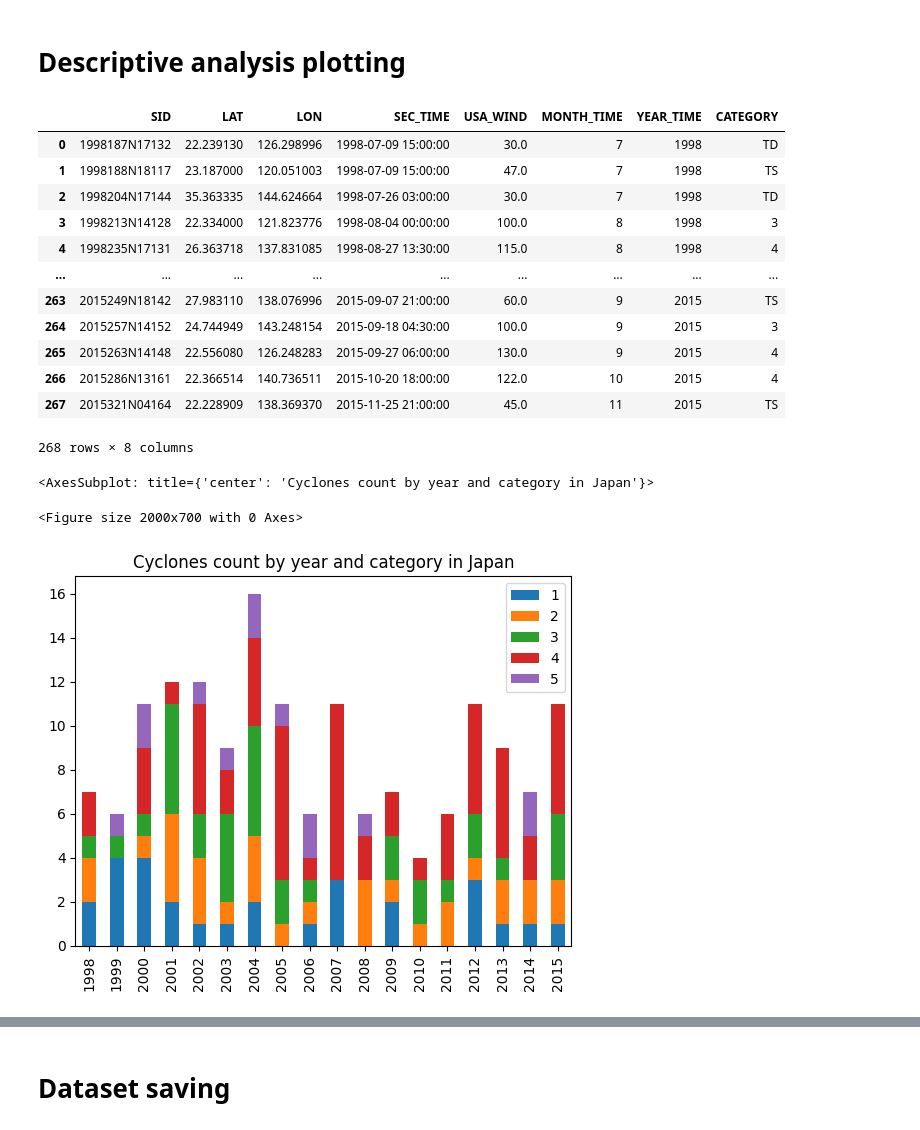
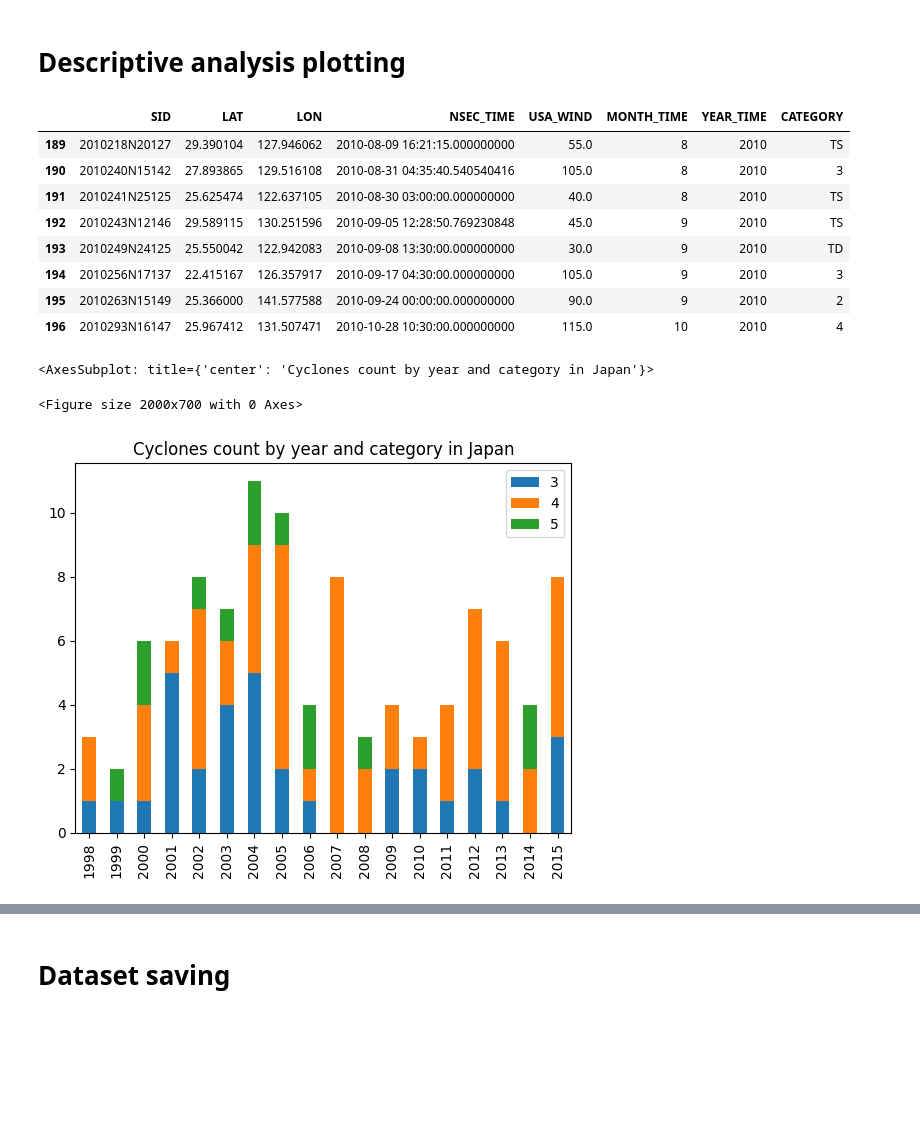
Before and after one commit to GGomez99/ds2-2023-Project2, a Jupyter notebook: project/arens-gomez-humeau-khieu/ibtracs-analysis.ipynb, the cells around one changed output, grey strips where cells are left out. Cells and saved outputs as stored; diff of their text form; code cells hidden in the pictures; blank space fills up the shorter version.

Commit message:
Add direct file loading

```diff
--- a/project/arens-gomez-humeau-khieu/ibtracs-analysis.ipynb
+++ b/project/arens-gomez-humeau-khieu/ibtracs-analysis.ipynb
@@ -131,7 +133,18 @@ dataSpace.head()
+# %%
+#data loading from zone files
+cyclonesMapData: pd.DataFrame
+if (zoneAnalysis == "Japan"):
+    cyclonesMapData = pd.read_csv("data/ibtracs-japan-1998-2015.csv")
+else:
+    cyclonesMapData = pd.read_csv("data/ibtracs-gulf of mexico-1998-2015.csv")
+
+#time conversion
+data.SEASON = data.SEASON.astype("int32")
+cyclonesMapData.ISO_TIME = pd.to_datetime(cyclonesMapData.ISO_TIME)
+cyclonesMapData["NSEC_TIME"] = cyclonesMapData.NSEC_TIME.astype("int64")
 # %% [markdown]
 ## Unique cyclones extraction
 # %%
-cyclonesMapData = dataSpace[["LAT", "LON", "SID", "USA_WIND", "NSEC_TIME"]].groupby(["SID"], as_index=False).agg(LAT = ("LAT", "mean"), LON = ("LON", 'mean'), SEC_TIME = ("NSEC_TIME", 'mean'), USA_WIND = ("USA_WIND", 'max'))
-
-cyclonesMapData["SEC_TIME"] = pd.to_datetime(cyclonesMapData["SEC_TIME"], unit='ns')
-cyclonesMapData[cyclonesMapData["USA_WIND"] > 125].count()
+#data extraction from previous preprocessing
+#cyclonesMapData = dataSpace[["LAT", "LON", "SID", "USA_WIND", "NSEC_TIME"]].groupby(["SID"], as_index=False).agg(LAT = ("LAT", "mean"), LON = ("LON", 'mean'), NSEC_TIME = ("NSEC_TIME", 'mean'), USA_WIND = ("USA_WIND", 'max'))
+#cyclonesMapData["NSEC_TIME"] = pd.to_datetime(cyclonesMapData["NSEC_TIME"], unit='ns')
@@ -144,0 +151,3 @@ dtype: int64
+# %%
+cyclonesMapData = cyclonesMapData.groupby(["SID"], as_index=False).agg(LAT = ("LAT", "mean"), LON = ("LON", 'mean'), NSEC_TIME = ("NSEC_TIME", 'mean'), USA_WIND = ("USA_WIND", 'max'))
+cyclonesMapData["NSEC_TIME"] = pd.to_datetime(cyclonesMapData["NSEC_TIME"], unit='ns')
@@ -152,35 +177,31 @@ plot_im(cyclonesMapData.LON, cyclonesMapData.LAT, cyclonesMapData.USA_WIND, 20,
 # Descriptive analysis plotting
 # %%
 # Adding more columns about time and cyclone category (from average wind speed)
-cyclonesMapData["MONTH_TIME"] = cyclonesMapData["SEC_TIME"].dt.month
-cyclonesMapData["YEAR_TIME"] = cyclonesMapData["SEC_TIME"].dt.year
+cyclonesMapData["MONTH_TIME"] = cyclonesMapData["NSEC_TIME"].dt.month
+cyclonesMapData["YEAR_TIME"] = cyclonesMapData["NSEC_TIME"].dt.year
 cyclonesMapData["CATEGORY"] = pd.cut(cyclonesMapData['USA_WIND'], bins=windSpeedBins, labels=categoryLabels)
-cyclonesMapData
+cyclonesMapData[cyclonesMapData["YEAR_TIME"] == 2010]
 # %% [output]
-|  | SID | LAT | LON | SEC_TIME | USA_WIND | MONTH_TIME | YEAR_TIME | CATEGORY |
-| 0 | 1998187N17132 | 22.239130 | 126.298996 | 1998-07-09 15:00:00 | 30.0 | 7 | 1998 | TD |
-| 1 | 1998188N18117 | 23.187000 | 120.051003 | 1998-07-09 15:00:00 | 47.0 | 7 | 1998 | TS |
-| 2 | 1998204N17144 | 35.363335 | 144.624664 | 1998-07-26 03:00:00 | 30.0 | 7 | 1998 | TD |
-| 3 | 1998213N14128 | 22.334000 | 121.823776 | 1998-08-04 00:00:00 | 100.0 | 8 | 1998 | 3 |
-| 4 | 1998235N17131 | 26.363718 | 137.831085 | 1998-08-27 13:30:00 | 115.0 | 8 | 1998 | 4 |
-| ... | ... | ... | ... | ... | ... | ... | ... | ... |
-| 263 | 2015249N18142 | 27.983110 | 138.076996 | 2015-09-07 21:00:00 | 60.0 | 9 | 2015 | TS |
-| 264 | 2015257N14152 | 24.744949 | 143.248154 | 2015-09-18 04:30:00 | 100.0 | 9 | 2015 | 3 |
-| 265 | 2015263N14148 | 22.556080 | 126.248283 | 2015-09-27 06:00:00 | 130.0 | 9 | 2015 | 4 |
-| 266 | 2015286N13161 | 22.366514 | 140.736511 | 2015-10-20 18:00:00 | 122.0 | 10 | 2015 | 4 |
-| 267 | 2015321N04164 | 22.228909 | 138.369370 | 2015-11-25 21:00:00 | 45.0 | 11 | 2015 | TS |
+|  | SID | LAT | LON | NSEC_TIME | USA_WIND | MONTH_TIME | YEAR_TIME | CATEGORY |
+| 189 | 2010218N20127 | 29.390104 | 127.946062 | 2010-08-09 16:21:15.000000000 | 55.0 | 8 | 2010 | TS |
+| 190 | 2010240N15142 | 27.893865 | 129.516108 | 2010-08-31 04:35:40.540540416 | 105.0 | 8 | 2010 | 3 |
+| 191 | 2010241N25125 | 25.625474 | 122.637105 | 2010-08-30 03:00:00.000000000 | 40.0 | 8 | 2010 | TS |
+| 192 | 2010243N12146 | 29.589115 | 130.251596 | 2010-09-05 12:28:50.769230848 | 45.0 | 9 | 2010 | TS |
+| 193 | 2010249N24125 | 25.550042 | 122.942083 | 2010-09-08 13:30:00.000000000 | 30.0 | 9 | 2010 | TD |
+| 194 | 2010256N17137 | 22.415167 | 126.357917 | 2010-09-17 04:30:00.000000000 | 105.0 | 9 | 2010 | 3 |
+| 195 | 2010263N15149 | 25.366000 | 141.577588 | 2010-09-24 00:00:00.000000000 | 90.0 | 9 | 2010 | 2 |
+| 196 | 2010293N16147 | 25.967412 | 131.507471 | 2010-10-28 10:30:00.000000000 | 115.0 | 10 | 2010 | 4 |
-268 rows × 8 columns
 # %%
 # Display cyclones by category for each year
 typhoonCountByYear = pd.DataFrame(index=cyclonesMapData["YEAR_TIME"].unique())
 for category in categoryLabels[1:]:
     typhoonCountByYear[category] = cyclonesMapData[["YEAR_TIME", "CATEGORY"]][cyclonesMapData["CATEGORY"] == category].groupby("YEAR_TIME").count()["CATEGORY"]
 figure(figsize=(20, 7))
-typhoonCountByYear[["1", "2", "3","4", "5"]].plot.bar(stacked=True, title='Cyclones count by year and category in ' + zoneAnalysis)
+typhoonCountByYear[["3", "4", "5"]].plot.bar(stacked=True, title='Cyclones count by year and category in ' + zoneAnalysis)
 # %% [output]
 <AxesSubplot: title={'center': 'Cyclones count by year and category in Japan'}>
 <Figure size 2000x700 with 0 Axes>
-[figure, old version]
+[figure, new version]
 # %%
 typhoonCountByYear
 # %% [output]
```
Also changed, not shown: parts of 6 cells of this notebook.
